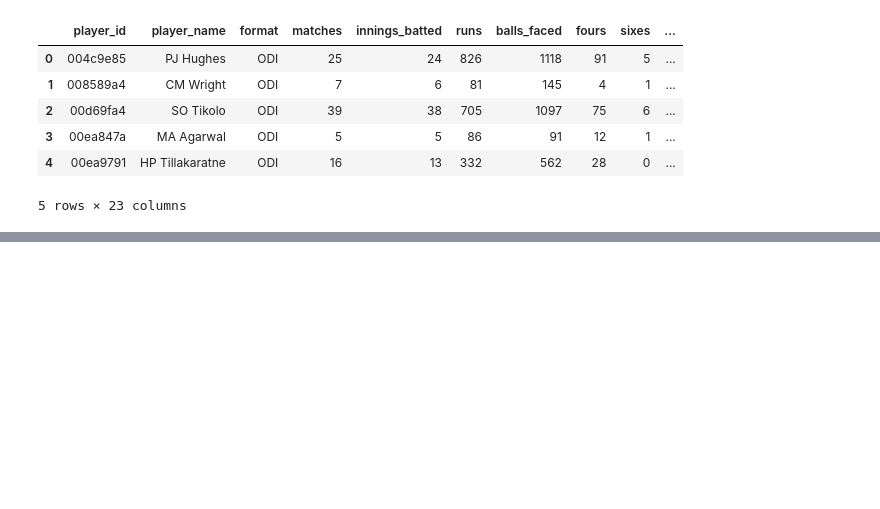
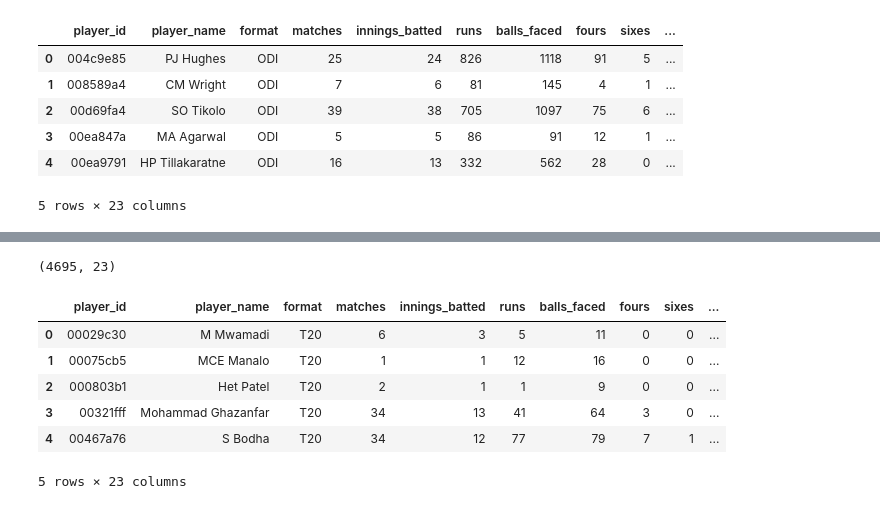
Before and after one commit to abdullahminhas/cric-squad-selector, a Jupyter notebook: cric_squad_selector_data.ipynb, the cells around one changed output, grey strips where cells are left out. Cells and saved outputs as stored; diff of their text form; code cells hidden in the pictures; blank space fills up the shorter version.

Commit message:
T20 CSV and Summary added

```diff
--- a/cric_squad_selector_data.ipynb
+++ b/cric_squad_selector_data.ipynb
@@ -315 +320,41 @@ summary.head()
+# %%
+df = pd.read_csv("data/t20i_player_match.csv")
+
+summary = df.groupby(["player_id", "player_name"]).agg(
+    format=("format", "first"),
+    matches=("match_id", "nunique"),
+    innings_batted=("balls_faced", lambda x: (x > 0).sum()),
+    runs=("runs", "sum"),
+    balls_faced=("balls_faced", "sum"),
+    fours=("fours", "sum"),
+    sixes=("sixes", "sum"),
+    times_out=("dismissed", "sum"),
+    innings_bowled=("balls_bowled", lambda x: (x > 0).sum()),
+    balls_bowled=("balls_bowled", "sum"),
+    runs_conceded=("runs_conceded", "sum"),
+    wickets=("wickets", "sum"),
+    maidens=("maidens", "sum"),
+    catches=("catches", "sum"),
+    run_outs=("run_outs", "sum"),
+    stumpings=("stumpings", "sum"),
+    player_of_match_count=("player_of_match", "sum"),
+).reset_index()
+
+summary["batting_avg"] = (summary["runs"] / summary["times_out"].replace(0, pd.NA)).round(2)
+summary["strike_rate"] = (summary["runs"] / summary["balls_faced"].replace(0, pd.NA) * 100).round(2)
+summary["bowling_avg"] = (summary["runs_conceded"] / summary["wickets"].replace(0, pd.NA)).round(2)
+summary["economy"] = (summary["runs_conceded"] / (summary["balls_bowled"].replace(0, pd.NA) / 6)).round(2)
+
+summary.to_csv("data/t20i_player_summary.csv", index=False)
+print(summary.shape)
+summary.head()
+# %% [output]
+(4695, 23)
+|  | player_id | player_name | format | matches | innings_batted | runs | balls_faced | fours | sixes | ... |
+| 0 | 00029c30 | M Mwamadi | T20 | 6 | 3 | 5 | 11 | 0 | 0 | ... |
+| 1 | 00075cb5 | MCE Manalo | T20 | 1 | 1 | 12 | 16 | 0 | 0 | ... |
+| 2 | 000803b1 | Het Patel | T20 | 2 | 1 | 1 | 9 | 0 | 0 | ... |
+| 3 | 00321fff | Mohammad Ghazanfar | T20 | 34 | 13 | 41 | 64 | 3 | 0 | ... |
+| 4 | 00467a76 | S Bodha | T20 | 34 | 12 | 77 | 79 | 7 | 1 | ... |
+5 rows × 23 columns
 # %%
```
Also changed, not shown: parts of 7 cells of this notebook.
